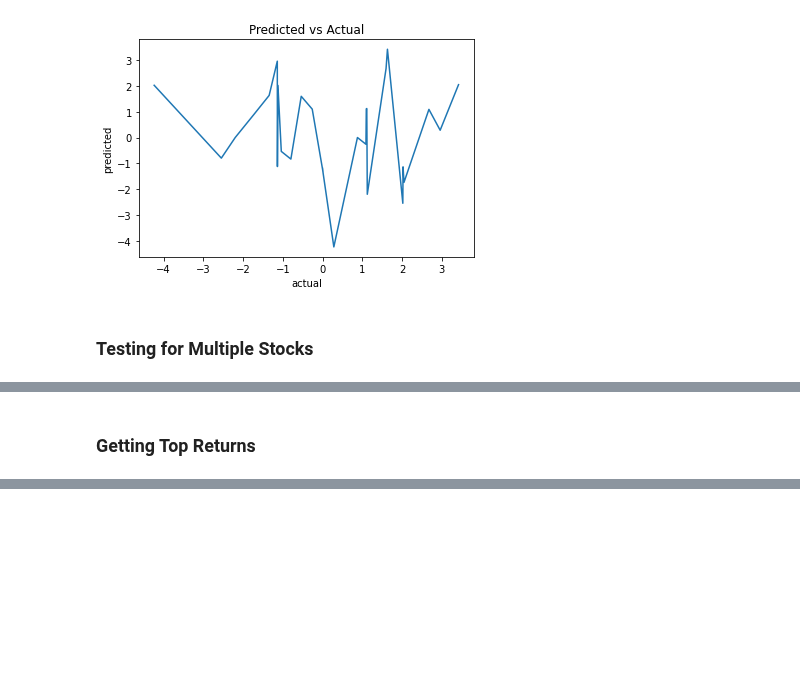
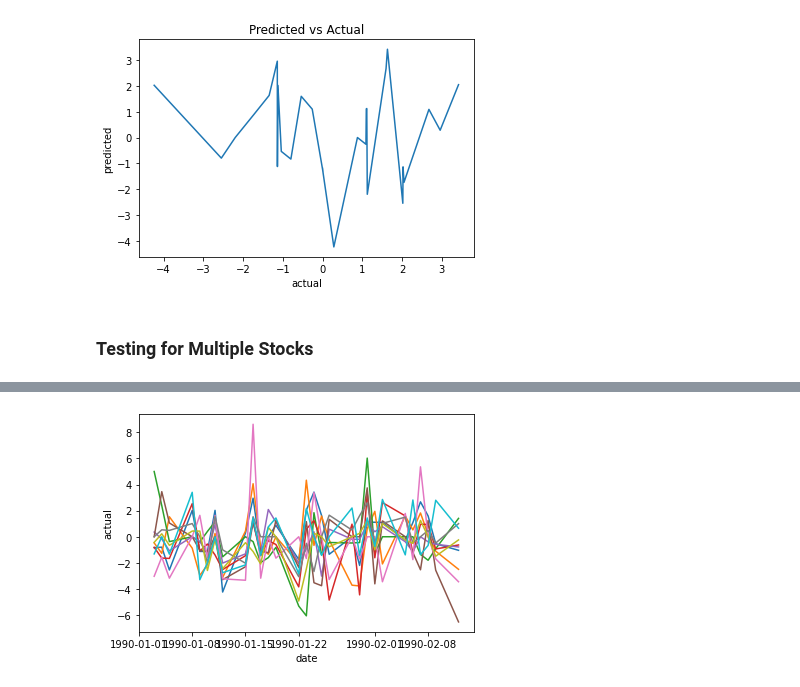
Before and after one commit to jeremylee73/differential-capital, a Jupyter notebook: baseline-model/baseline_model.ipynb, the cells around one changed output, grey strips where cells are left out. Drawn from its saved outputs; the diff is of its cells as text; code cells hidden in the pictures; blank space fills up the shorter version.

```diff
--- a/baseline-model/baseline_model.ipynb
+++ b/baseline-model/baseline_model.ipynb
@@ -102,30 +131,7 @@ Text(0.5, 1.0, 'Predicted vs Actual')
 # %%
 daysToShift = 1
-numStocks = 1
 
 # new dataframe after shift
 df_pred = modelShiftDays(daysToShift)
 
-for i in range(numStocks):
-    stock = df_pred.iloc[:, i]
-    pred_list[name] = stock
-
-    # create dataframe with all relevant data for first 30 days
-    df = pd.DataFrame()
-    df['actual'] = returns[returns.columns[0]].iloc[:30]
-    df['date'] = returns.index[:30]
-    df.reset_index(drop=True, inplace = True)
-
-    sns.lineplot(data=df, x='date', y='actual')
-
-
-for i in range(numStocks):
-    stock = df_pred.iloc[:, i]
-    pred_list[name] = stock
-
-    # create dataframe with all relevant data for first 30 days
-    df = pd.DataFrame()
-    df['predicted'] = df_pred[returns.columns[0]].iloc[:30]
-    df['date'] = returns.index[:30]
-    df.reset_index(drop=True, inplace = True)
-    sns.lineplot(data=df, x='date', y='predicted')
+df_pred.head()
@@ -132,2 +147,17 @@ for i in range(numStocks):
-# %% [markdown]
-### Getting Top Returns
+# %%
+numStocks = 10
+for i in range(numStocks):
+    #stock = df_pred.iloc[:30, i]
+    #pred_list[name] = stock
+
+    # create dataframe with all relevant data for first 30 days
+    df_actual = pd.DataFrame()
+    df_actual['actual'] = returns[returns.columns[i]].iloc[:30]
+    df_actual['date'] = returns.index[:30]
+    df.reset_index(drop=True, inplace = True)
+    sns.lineplot(data=df_actual, x='date', y='actual')
+
+df_actualreturn = pd.DataFrame()
+df_actualreturn = returns[returns.columns[0:numStocks]].iloc[:30]
+df_actualreturn
+# %% [output]
@@ -133,0 +182 @@ for i in range(numStocks):
+[figure, added]
```
Also changed, not shown: parts of 9 cells of this notebook.
